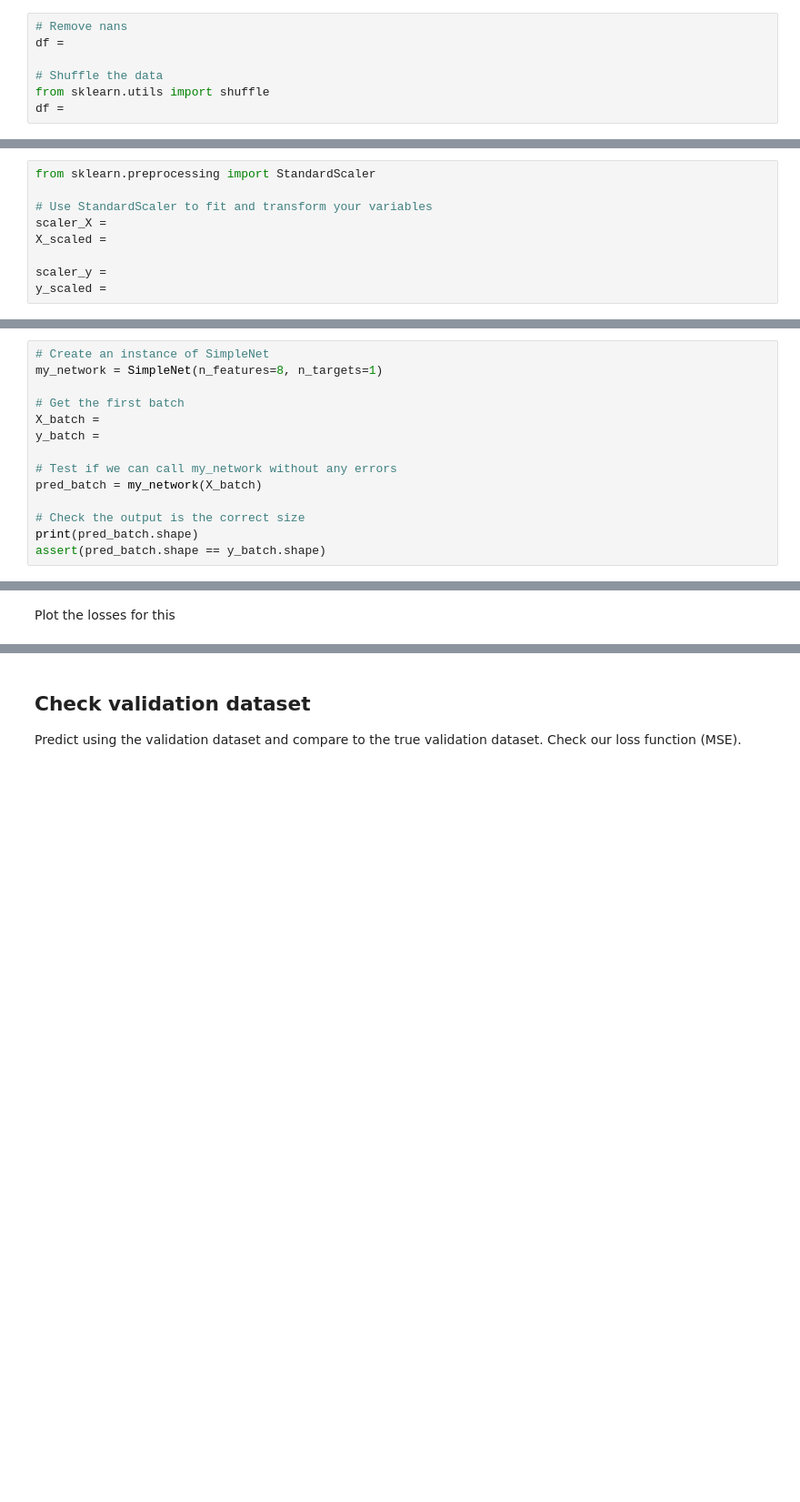
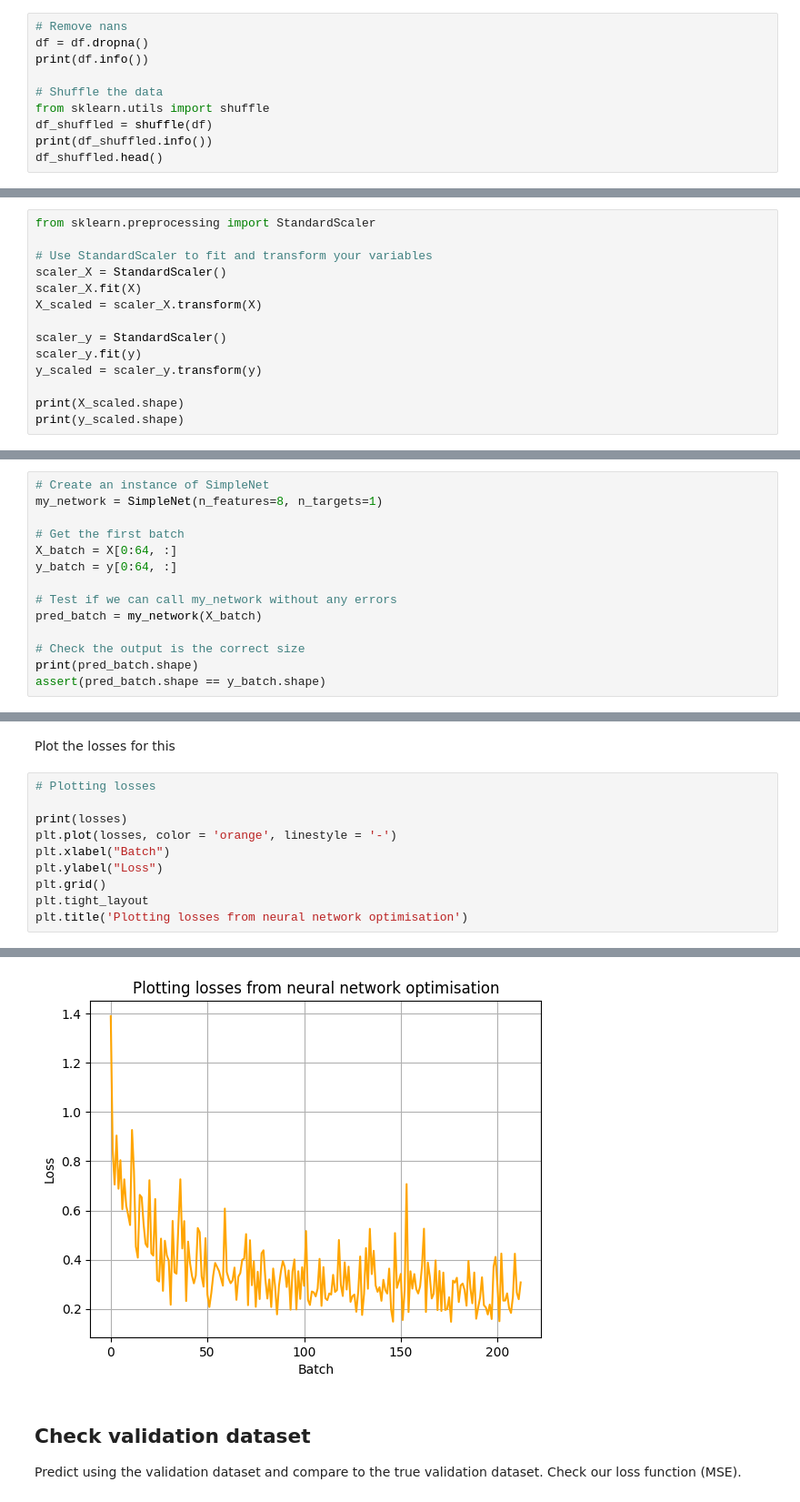
Before and after one commit to leharlow02-glitch/supervised_machine_learning_tutorials, a Jupyter notebook: 3_deeplearning/3-DeepLearning_HousePrice.ipynb, the cells around one changed output, grey strips where cells are left out. Shown: that part at 91% size. Cells and saved outputs as stored; diff of their text form; blank space fills up the shorter version.

```diff
--- a/3_deeplearning/3-DeepLearning_HousePrice.ipynb
+++ b/3_deeplearning/3-DeepLearning_HousePrice.ipynb
@@ -54,8 +87,11 @@ df.head()
 Notice the dataset is much larger than Tuesday! Clean up the data and split it into training and validation. Note, we don't need to set aside test data as we will use the test data in `sample_data/california_housing_test.csv`. Remember the data is ordered, you may want to shuffle it.
 # %%
 # Remove nans
-df =
+df = df.dropna()
+print(df.info())
 
 # Shuffle the data
 from sklearn.utils import shuffle
-df =
+df_shuffled = shuffle(df)
+print(df_shuffled.info())
+df_shuffled.head()
@@ -74,8 +171,13 @@ X.shape, y.shape
 from sklearn.preprocessing import StandardScaler
 
 # Use StandardScaler to fit and transform your variables
-scaler_X =
-X_scaled =
+scaler_X = StandardScaler()
+scaler_X.fit(X)
+X_scaled = scaler_X.transform(X)
 
-scaler_y =
-y_scaled =
+scaler_y = StandardScaler()
+scaler_y.fit(y)
+y_scaled = scaler_y.transform(y)
+
+print(X_scaled.shape)
+print(y_scaled.shape)
@@ -123,8 +246,8 @@ Let's test our neural network on a small batch of data, before we start our trai
 my_network = SimpleNet(n_features=8, n_targets=1)
 
 # Get the first batch
-X_batch =
-y_batch =
+X_batch = X[0:64, :]
+y_batch = y[0:64, :]
 
 # Test if we can call my_network without any errors
 pred_batch = my_network(X_batch)
@@ -175,3 +304,14 @@ for X_batch, y_batch in dataloader:
     losses.append(loss.item())
 # %% [markdown]
 Plot the losses for this
+# %%
+# Plotting losses
+
+print(losses)
+plt.plot(losses, color = 'orange', linestyle = '-')
+plt.xlabel("Batch")
+plt.ylabel("Loss")
+plt.grid()
+plt.tight_layout
+plt.title('Plotting losses from neural network optimisation')
+# %% [output]
@@ -178,3 +320,4 @@ Plot the losses for this
+[figure, added]
 # %% [markdown]
 ## Check validation dataset
 Predict using the validation dataset and compare to the true validation dataset. Check our loss function (MSE).
```
Also changed, not shown: parts of 23 cells of this notebook.
